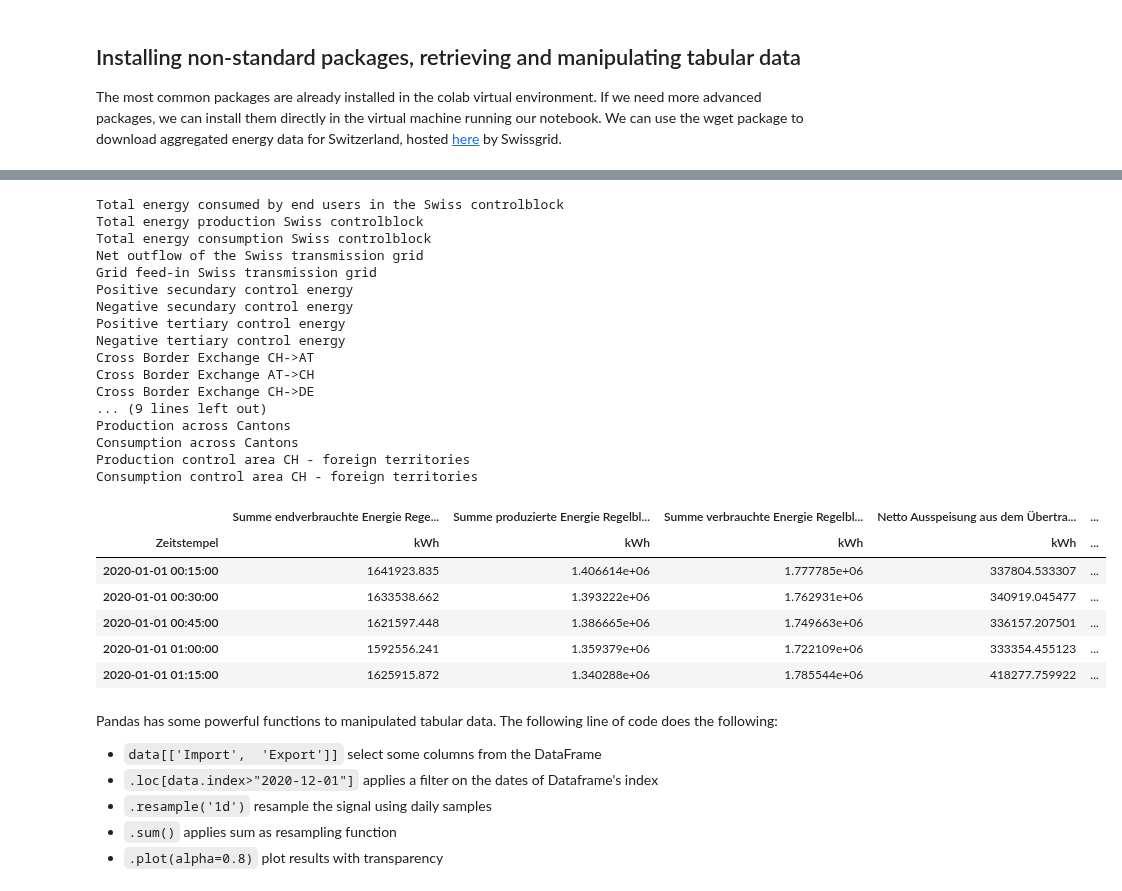
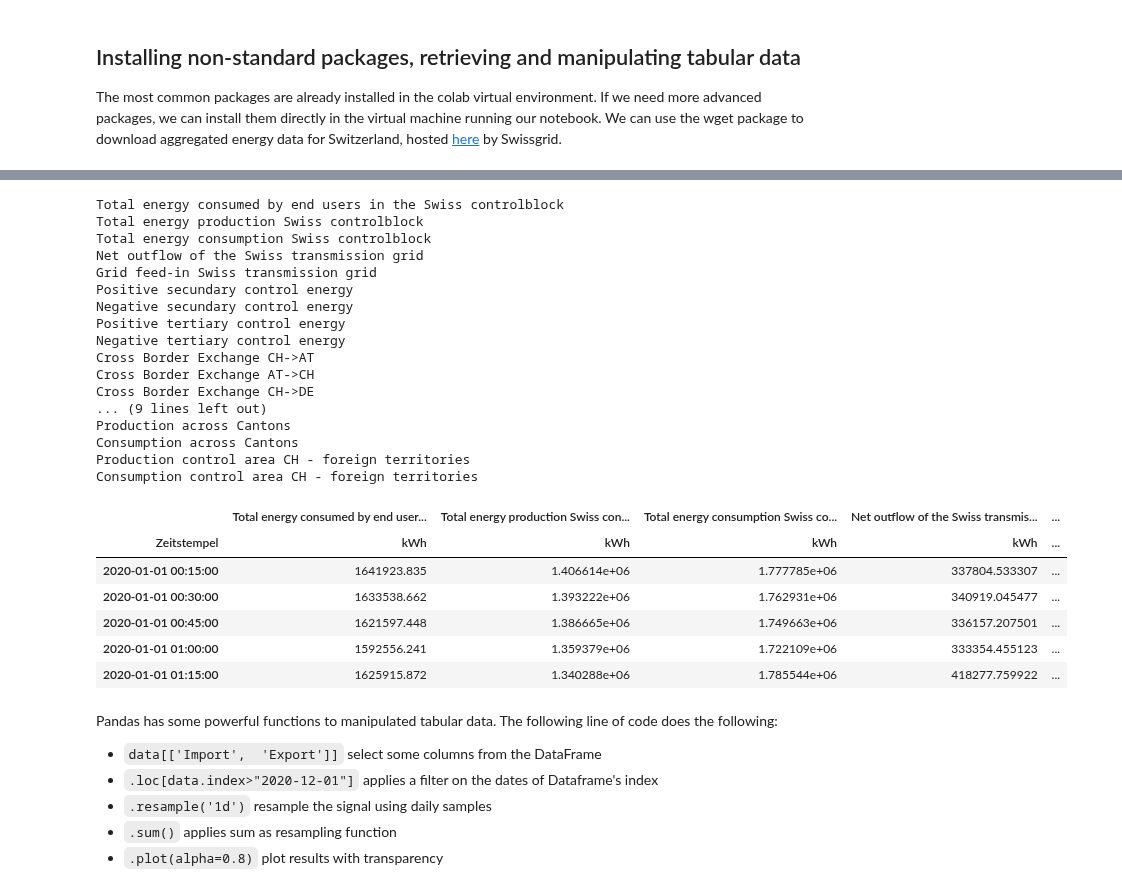
Before and after one commit to nepslor/teaching, a Jupyter notebook: 2021SmartGrids/L01_Introduction_to_colab.ipynb, the cells around one changed output, grey strips where cells are left out. Cells and saved outputs as stored; diff of their text form; code cells hidden in the pictures.

```diff
--- a/2021SmartGrids/L01_Introduction_to_colab.ipynb
+++ b/2021SmartGrids/L01_Introduction_to_colab.ipynb
@@ -170,31 +170,35 @@ In the following cell we import a given sheet from the excel file, use its first
 # %%
 import pandas as pd
 data = pd.read_excel(raw_data, sheet_name='Zeitreihen0h15',header=[0,1], index_col=0)
 
 # print only english description of the columns, omitting production and consumption per canton
 [print(n.split('\n')[1]) for n in data.columns.get_level_values(0) if '\n' in n
  and np.all([s not in n  for s in ['Consumption Canton', 'Production Canton']])]
+
+# rename columns
+[data.rename(columns={n: n.split('\n')[1]}, inplace=True) for n in data.columns.get_level_values(0) if '\n' in n]
+
 # print the first rows of the dataset
 data.head()
 # %% [output]
 Total energy consumed by end users in the Swiss controlblock
 Total energy production Swiss controlblock
 Total energy consumption Swiss controlblock
 Net outflow of the Swiss transmission grid
 Grid feed-in Swiss transmission grid
 Positive secundary control energy
 Negative secundary control energy
 Positive tertiary control energy
 Negative tertiary control energy
 Cross Border Exchange CH->AT
 Cross Border Exchange AT->CH
 Cross Border Exchange CH->DE
 ... (9 lines left out)
 Production across Cantons
 Consumption across Cantons
 Production control area CH - foreign territories
 Consumption control area CH - foreign territories
-|  | Summe endverbrauchte Energie Rege... | Summe produzierte Energie Regelbl... | Summe verbrauchte Energie Regelbl... | Netto Ausspeisung aus dem Übertra... | ... |
+|  | Total energy consumed by end user... | Total energy production Swiss con... | Total energy consumption Swiss co... | Net outflow of the Swiss transmis... | ... |
 | Zeitstempel | kWh | kWh | kWh | kWh | ... |
 | 2020-01-01 00:15:00 | 1641923.835 | 1.406614e+06 | 1.777785e+06 | 337804.533307 | ... |
 | 2020-01-01 00:30:00 | 1633538.662 | 1.393222e+06 | 1.762931e+06 | 340919.045477 | ... |
```
Also changed, not shown: parts of 4 cells of this notebook.
